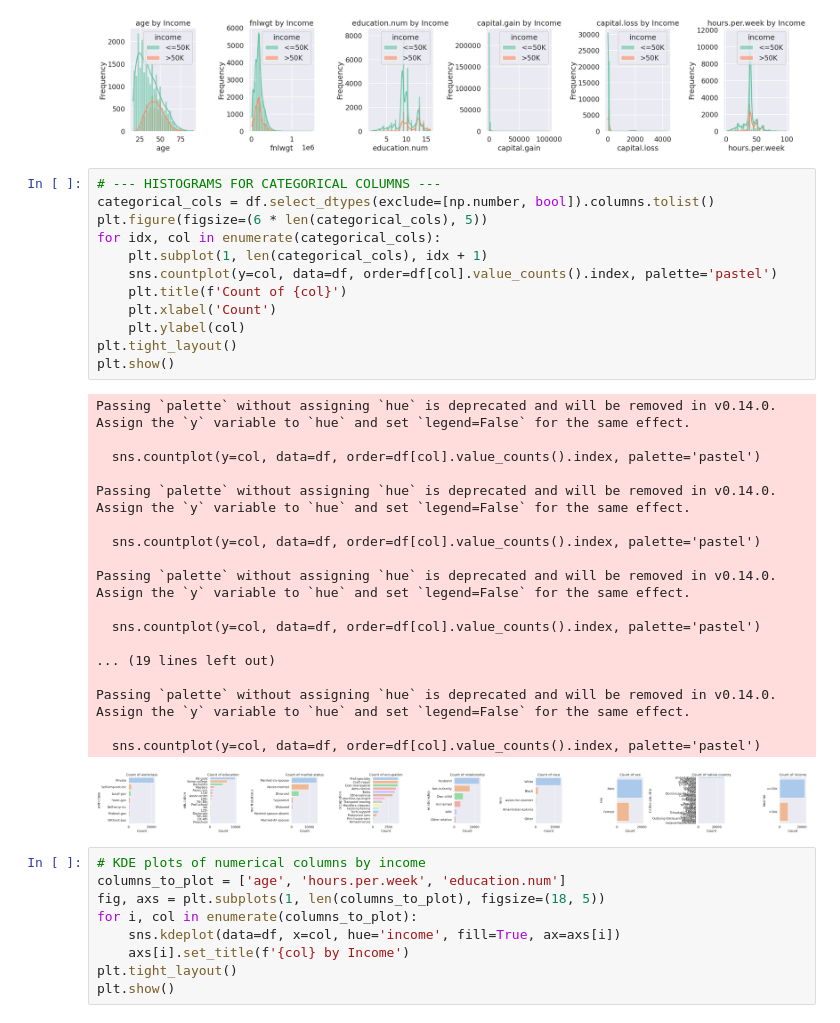
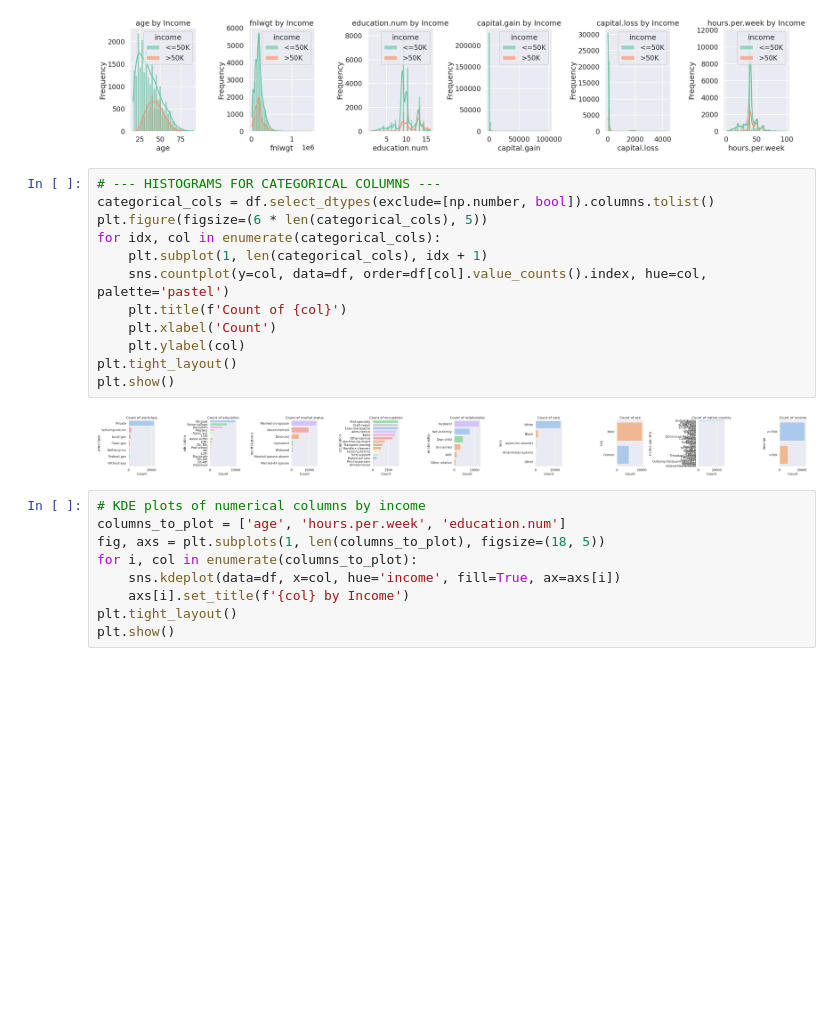
Before and after one commit to Awesome-AI-ML-DELTA25/DataCleaning, a Jupyter notebook: data_cleaning.ipynb, the cells around one changed output. Saved outputs shown, nothing was run; the diff lists cells and outputs as text; blank space fills up the shorter version.

```diff
--- a/data_cleaning.ipynb
+++ b/data_cleaning.ipynb
@@ -253,34 +256,17 @@ if 'income' in df.columns:
 # %%
 # --- HISTOGRAMS FOR CATEGORICAL COLUMNS ---
 categorical_cols = df.select_dtypes(exclude=[np.number, bool]).columns.tolist()
 plt.figure(figsize=(6 * len(categorical_cols), 5))
 for idx, col in enumerate(categorical_cols):
     plt.subplot(1, len(categorical_cols), idx + 1)
-    sns.countplot(y=col, data=df, order=df[col].value_counts().index, palette='pastel')
+    sns.countplot(y=col, data=df, order=df[col].value_counts().index, hue=col, palette='pastel')
     plt.title(f'Count of {col}')
     plt.xlabel('Count')
     plt.ylabel(col)
 plt.tight_layout()
 plt.show()
 # %% [output]
-Passing `palette` without assigning `hue` is deprecated and will be removed in v0.14.0. Assign the `y` variable to `hue` and set `legend=False` for the same effect.
-
-  sns.countplot(y=col, data=df, order=df[col].value_counts().index, palette='pastel')
-
-Passing `palette` without assigning `hue` is deprecated and will be removed in v0.14.0. Assign the `y` variable to `hue` and set `legend=False` for the same effect.
-
-  sns.countplot(y=col, data=df, order=df[col].value_counts().index, palette='pastel')
-
-Passing `palette` without assigning `hue` is deprecated and will be removed in v0.14.0. Assign the `y` variable to `hue` and set `legend=False` for the same effect.
-
-  sns.countplot(y=col, data=df, order=df[col].value_counts().index, palette='pastel')
-
-... (19 lines left out)
-
-Passing `palette` without assigning `hue` is deprecated and will be removed in v0.14.0. Assign the `y` variable to `hue` and set `legend=False` for the same effect.
-
-  sns.countplot(y=col, data=df, order=df[col].value_counts().index, palette='pastel')
-[figure, old version]
+[figure, new version]
 # %%
 # KDE plots of numerical columns by income
 columns_to_plot = ['age', 'hours.per.week', 'education.num']
```
Also changed, not shown: parts of 3 cells of this notebook.
